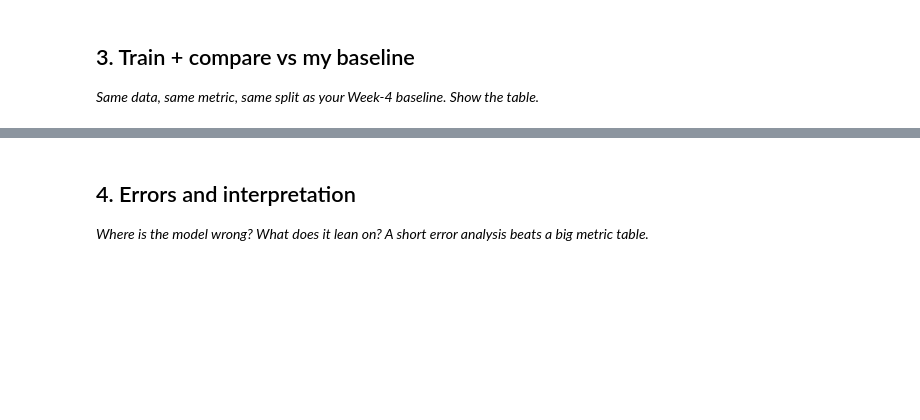
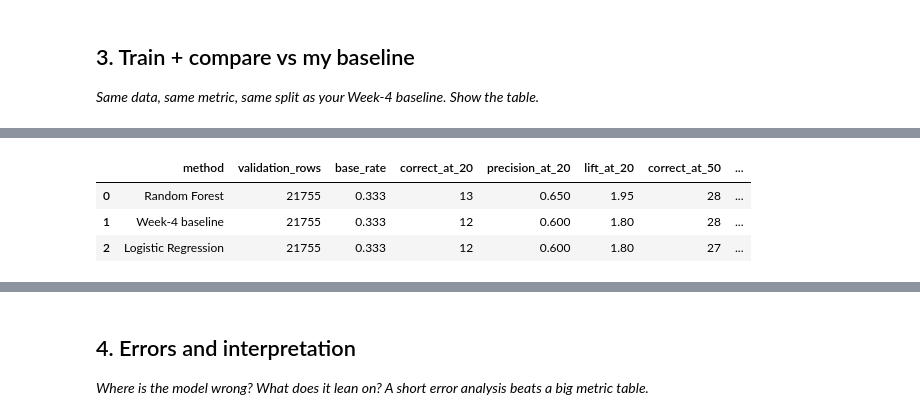
Before and after one commit to khadeja-qureshi/Machine-Learning-Internship, a Jupyter notebook: work/notebooks/w05_model.ipynb, the cells around one changed output, grey strips where cells are left out. Cells and saved outputs as stored; diff of their text form; code cells hidden in the pictures; blank space fills up the shorter version.

```diff
--- a/work/notebooks/w05_model.ipynb
+++ b/work/notebooks/w05_model.ipynb
@@ -29,0 +879,67 @@ This skeleton is yours to fill. Work the sections **in order** — each one has
+# %%
+tie_breaker = (
+    validation_frame[
+        "impressions_first15"
+    ].to_numpy()
+)
+
+comparison_table = pd.DataFrame(
+    [
+        evaluate_method(
+            method_name=(
+                "Week-4 baseline"
+            ),
+            y_true=y_validation,
+            scores=baseline_scores,
+            tie_breaker=tie_breaker,
+        ),
+        evaluate_method(
+            method_name=(
+                "Logistic Regression"
+            ),
+            y_true=y_validation,
+            scores=logistic_scores,
+            tie_breaker=tie_breaker,
+        ),
+        evaluate_method(
+            method_name=(
+                "Random Forest"
+            ),
+            y_true=y_validation,
+            scores=random_forest_scores,
+            tie_breaker=tie_breaker,
+        ),
+    ]
+)
+
+comparison_table = (
+    comparison_table
+    .sort_values(
+        [
+            "precision_at_50",
+            "precision_at_20",
+            "average_precision",
+        ],
+        ascending=False,
+    )
+    .reset_index(drop=True)
+)
+
+display(
+    comparison_table.style.format(
+        {
+            "base_rate": "{:.3f}",
+            "precision_at_20": "{:.3f}",
+            "lift_at_20": "{:.2f}",
+            "precision_at_50": "{:.3f}",
+            "lift_at_50": "{:.2f}",
+            "average_precision": "{:.3f}",
+            "roc_auc": "{:.3f}",
+        }
+    )
+)
+# %% [output]
+|  | method | validation_rows | base_rate | correct_at_20 | precision_at_20 | lift_at_20 | correct_at_50 | ... |
+| 0 | Random Forest | 21755 | 0.333 | 13 | 0.650 | 1.95 | 28 | ... |
+| 1 | Week-4 baseline | 21755 | 0.333 | 12 | 0.600 | 1.80 | 28 | ... |
+| 2 | Logistic Regression | 21755 | 0.333 | 12 | 0.600 | 1.80 | 27 | ... |
```
Also changed, not shown: parts of 37 cells of this notebook.
